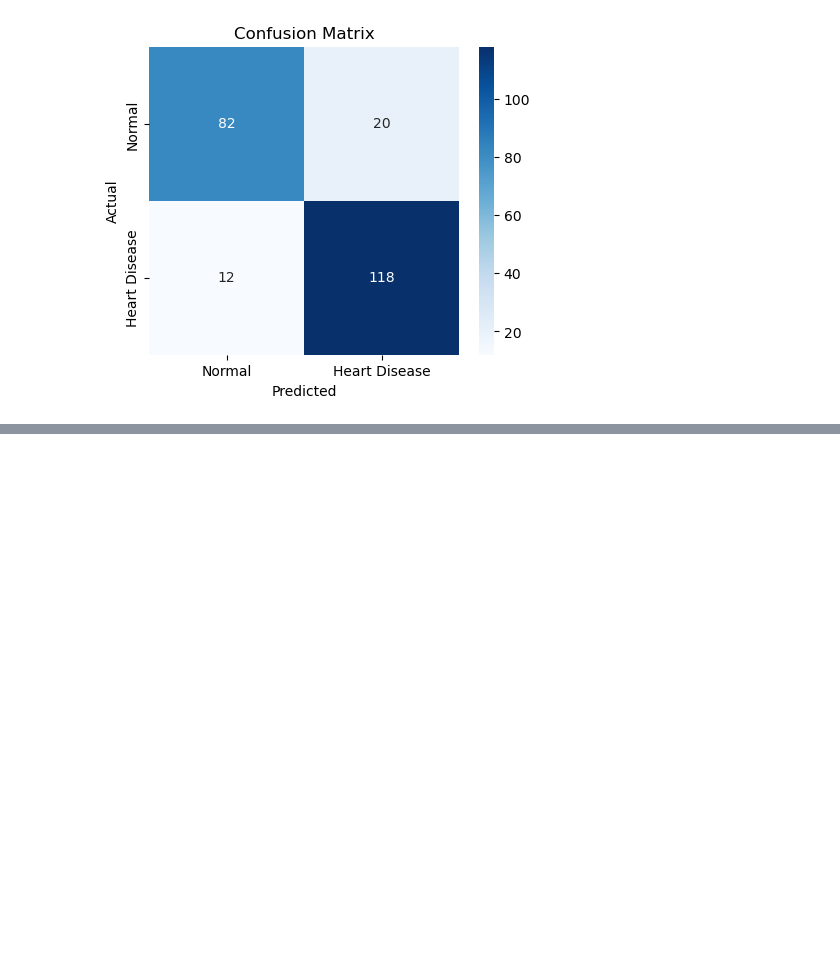
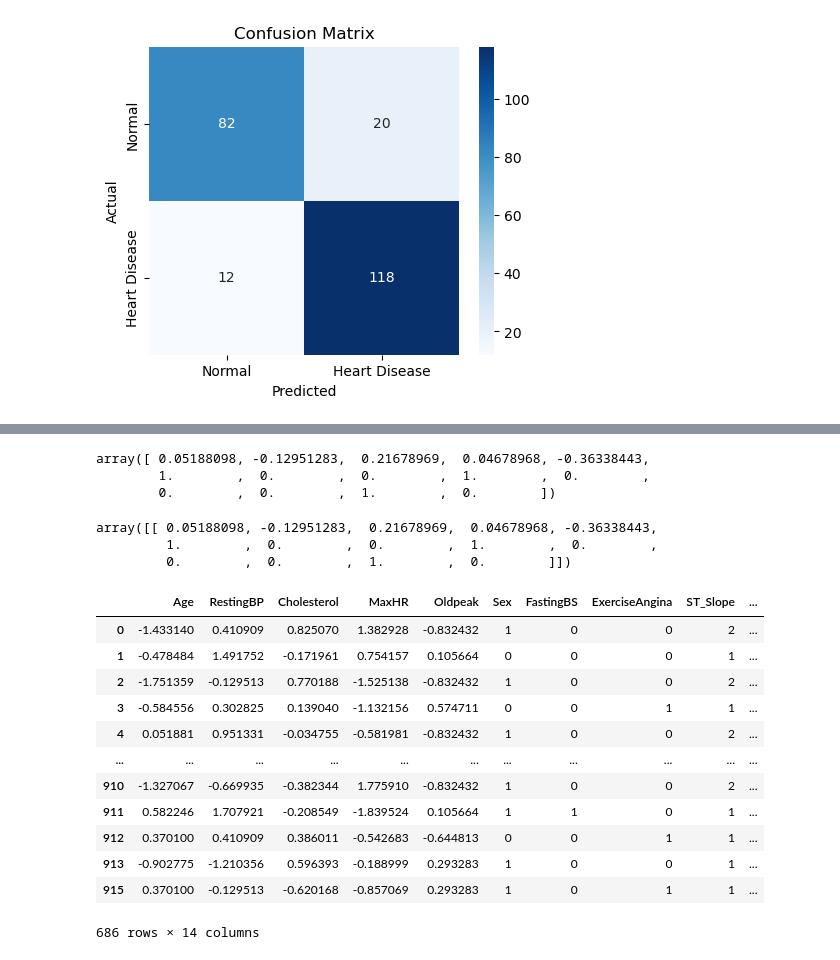
Before and after one commit to midorikawaguti/Heart_Failure_Prediction_Team_0, a Jupyter notebook: models/machine_learning_model.ipynb, the cells around one changed output, grey strips where cells are left out. Cells and saved outputs as stored; diff of their text form; code cells hidden in the pictures; blank space fills up the shorter version.

```diff
--- a/models/machine_learning_model.ipynb
+++ b/models/machine_learning_model.ipynb
@@ -194,0 +218,28 @@ plt.show()
+# %%
+X_train.median().values#.reshape((1, X_train.shape[1]))
+# %% [output]
+array([ 0.05188098, -0.12951283,  0.21678969,  0.04678968, -0.36338443,
+        1.        ,  0.        ,  0.        ,  1.        ,  0.        ,
+        0.        ,  0.        ,  1.        ,  0.        ])
+# %%
+X_train.median().values.reshape((1, X_train.shape[1]))
+# %% [output]
+array([[ 0.05188098, -0.12951283,  0.21678969,  0.04678968, -0.36338443,
+         1.        ,  0.        ,  0.        ,  1.        ,  0.        ,
+         0.        ,  0.        ,  1.        ,  0.        ]])
+# %%
+X_train#.median().values.reshape((1, X_train.shape[1]))
+# %% [output]
+|  | Age | RestingBP | Cholesterol | MaxHR | Oldpeak | Sex | FastingBS | ExerciseAngina | ST_Slope | ... |
+| 0 | -1.433140 | 0.410909 | 0.825070 | 1.382928 | -0.832432 | 1 | 0 | 0 | 2 | ... |
+| 1 | -0.478484 | 1.491752 | -0.171961 | 0.754157 | 0.105664 | 0 | 0 | 0 | 1 | ... |
+| 2 | -1.751359 | -0.129513 | 0.770188 | -1.525138 | -0.832432 | 1 | 0 | 0 | 2 | ... |
+| 3 | -0.584556 | 0.302825 | 0.139040 | -1.132156 | 0.574711 | 0 | 0 | 1 | 1 | ... |
+| 4 | 0.051881 | 0.951331 | -0.034755 | -0.581981 | -0.832432 | 1 | 0 | 0 | 2 | ... |
+| ... | ... | ... | ... | ... | ... | ... | ... | ... | ... | ... |
+| 910 | -1.327067 | -0.669935 | -0.382344 | 1.775910 | -0.832432 | 1 | 0 | 0 | 2 | ... |
+| 911 | 0.582246 | 1.707921 | -0.208549 | -1.839524 | 0.105664 | 1 | 1 | 0 | 1 | ... |
+| 912 | 0.370100 | 0.410909 | 0.386011 | -0.542683 | -0.644813 | 0 | 0 | 1 | 1 | ... |
+| 913 | -0.902775 | -1.210356 | 0.596393 | -0.188999 | 0.293283 | 1 | 0 | 0 | 1 | ... |
+| 915 | 0.370100 | -0.129513 | -0.620168 | -0.857069 | 0.293283 | 1 | 0 | 1 | 1 | ... |
+686 rows × 14 columns
```
Also changed, not shown: parts of 11 cells of this notebook, 2 other files.
